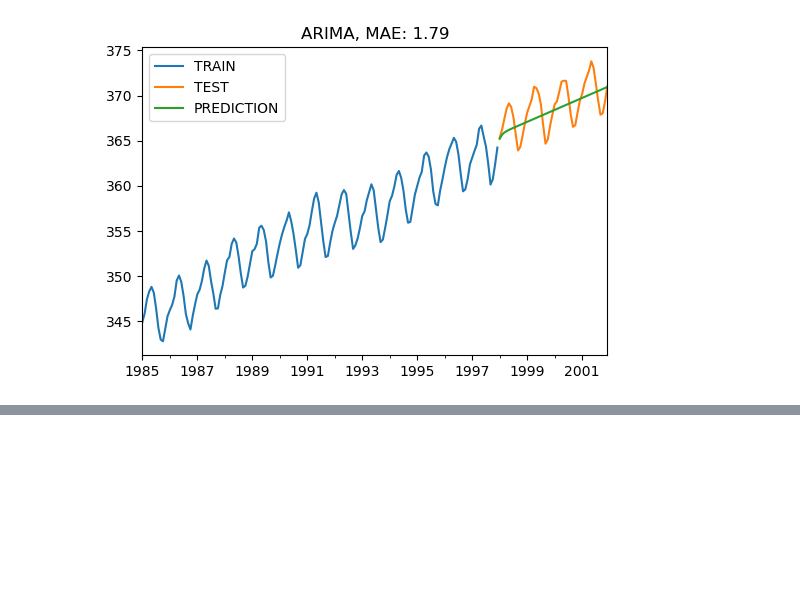
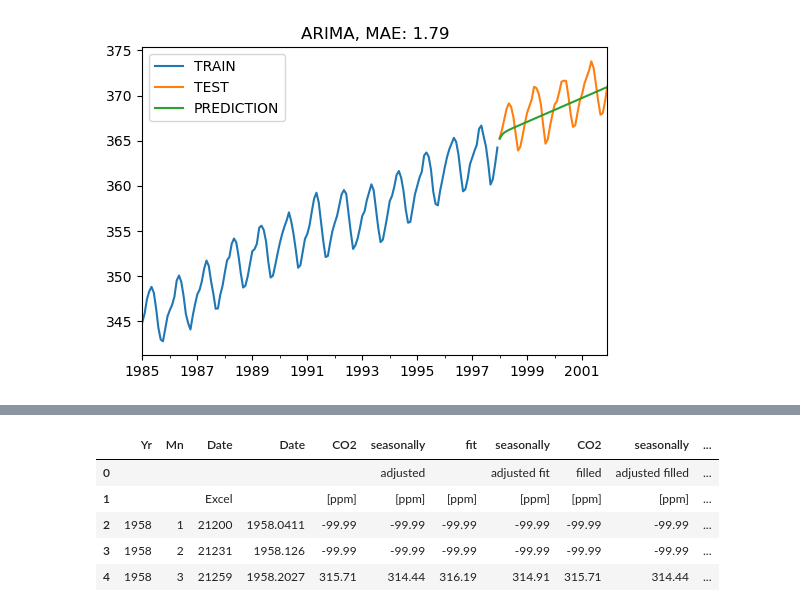
Before and after one commit to ugursaricam/co2-forecast-timeseries, a Jupyter notebook: 2_statistical_methods.ipynb, the cells around one changed output, grey strips where cells are left out. Cells and saved outputs as stored; diff of their text form; code cells hidden in the pictures; blank space fills up the shorter version.

```diff
--- a/2_statistical_methods.ipynb
+++ b/2_statistical_methods.ipynb
@@ -395,0 +442,11 @@ plot_co2(train, test, y_pred, "SARIMA")
+# %%
+df2 = pd.read_csv("current_co2_data.csv")
+# %%
+df2.head()
+# %% [output]
+|  | Yr | Mn | Date | Date | CO2 | seasonally | fit | seasonally | CO2 | seasonally | ... |
+| 0 |  |  |  |  |  | adjusted |  | adjusted fit | filled | adjusted filled | ... |
+| 1 |  |  | Excel |  | [ppm] | [ppm] | [ppm] | [ppm] | [ppm] | [ppm] | ... |
+| 2 | 1958 | 1 | 21200 | 1958.0411 | -99.99 | -99.99 | -99.99 | -99.99 | -99.99 | -99.99 | ... |
+| 3 | 1958 | 2 | 21231 | 1958.126 | -99.99 | -99.99 | -99.99 | -99.99 | -99.99 | -99.99 | ... |
+| 4 | 1958 | 3 | 21259 | 1958.2027 | 315.71 | 314.44 | 316.19 | 314.91 | 315.71 | 314.44 | ... |
```
Also changed, not shown: parts of 87 cells of this notebook, 1 other file.
